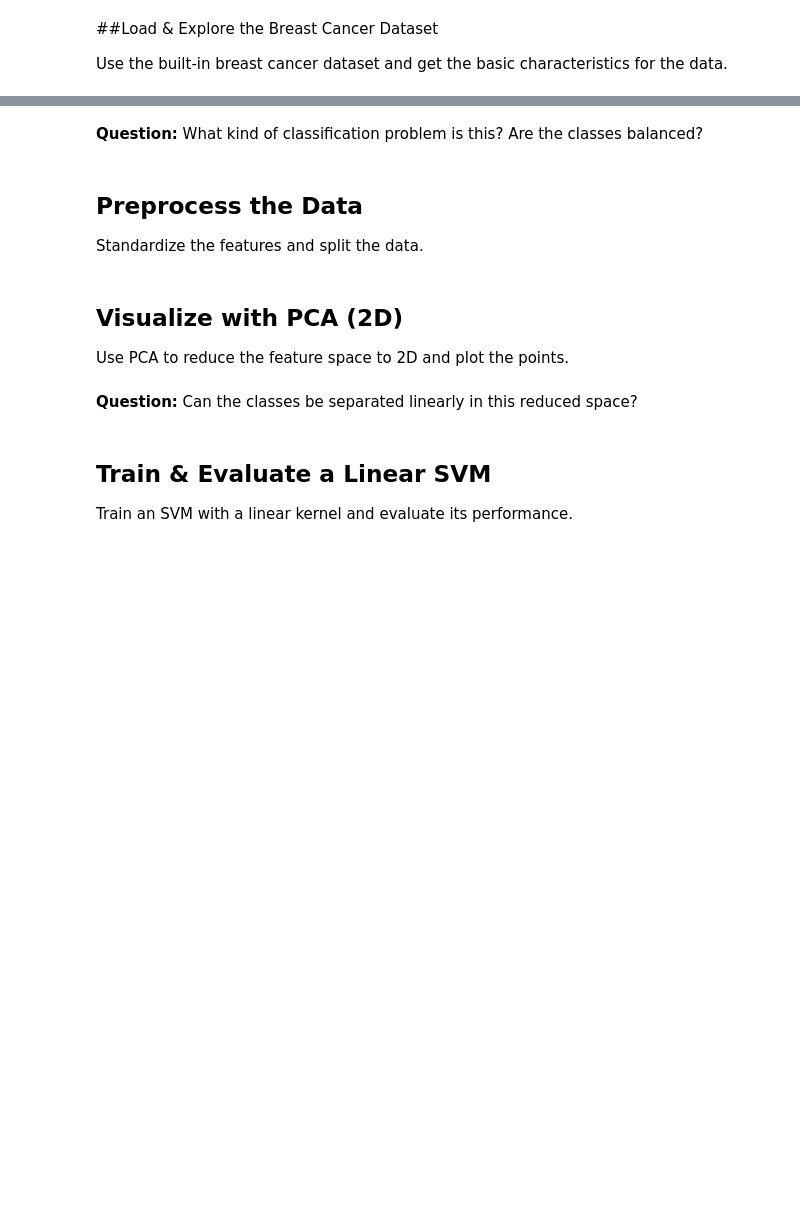
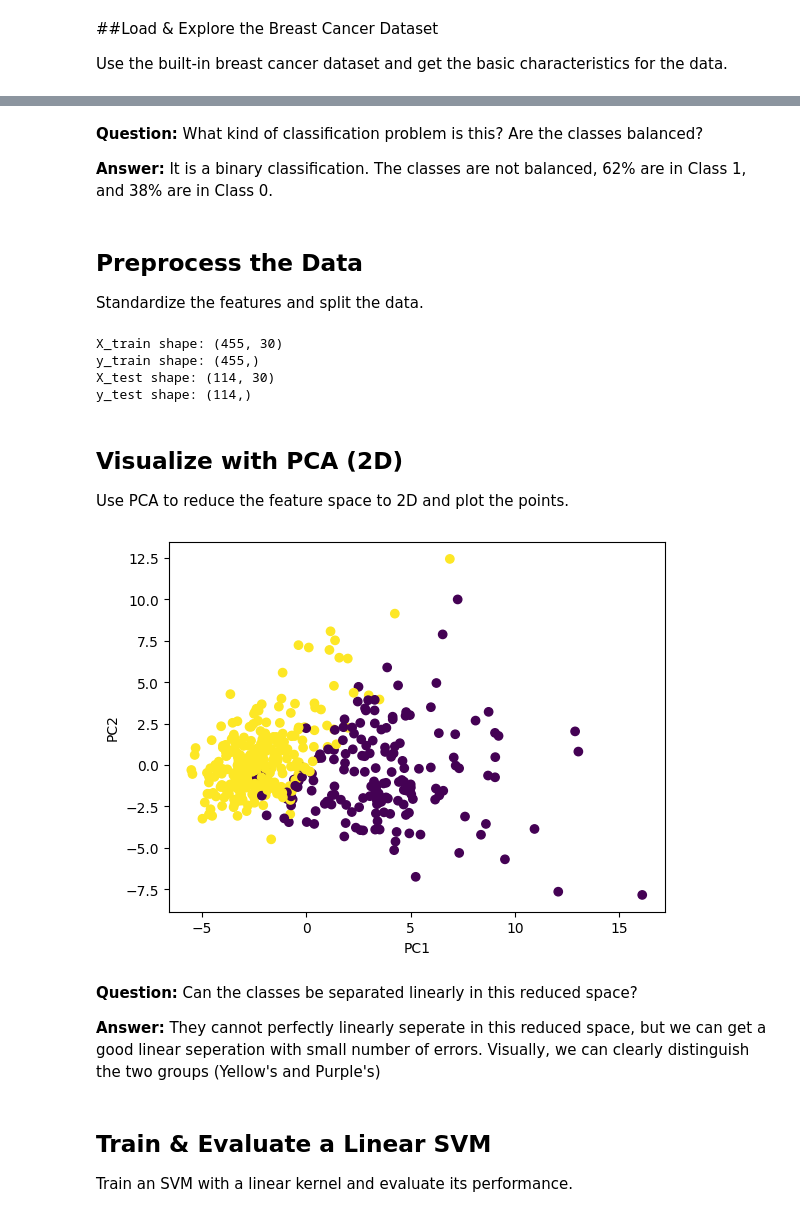
Before and after one commit to nicktz4/CSD, a Jupyter notebook: 485[2025]_HW5.ipynb, the cells around one changed output, grey strips where cells are left out. Cells and saved outputs as stored; diff of their text form; code cells hidden in the pictures; blank space fills up the shorter version.

```diff
--- a/485[2025]_HW5.ipynb
+++ b/485[2025]_HW5.ipynb
@@ -24,14 +32,49 @@ data = load_breast_cancer()
 # %% [markdown]
 **Question:** What kind of classification problem is this? Are the classes balanced?
+
+**Answer:** It is a binary classification. The classes are not balanced, 62% are in Class 1, and 38% are in Class 0.
 # %% [markdown]
 ## Preprocess the Data
 Standardize the features and split the data.
+# %%
+X=data.data
+y=data.target
+
+X_train, X_test, y_train, y_test = train_test_split(X, y, test_size=0.2, random_state=42)
+
+x_scaler = StandardScaler()
+X_train = x_scaler.fit_transform(X_train)
+X_test = x_scaler.transform(X_test)
+
+print("X_train shape:", X_train.shape)
+print("y_train shape:", y_train.shape)
+print("X_test shape:", X_test.shape)
+print("y_test shape:", y_test.shape)
+# %% [output]
+X_train shape: (455, 30)
+y_train shape: (455,)
+X_test shape: (114, 30)
+y_test shape: (114,)
 # %% [markdown]
 ## Visualize with PCA (2D)
 
 Use PCA to reduce the feature space to 2D and plot the points.
-# %% [markdown]
-**Question:** Can the classes be separated linearly in this reduced space?
+# %%
+pca = PCA(n_components=2)
+X_train_pca = pca.fit_transform(X_train)
+X_test_pca = pca.transform(X_test)
+
+fig,ax = plt.subplots(1,1)
+ax.scatter(X_train_pca[:,0],X_train_pca[:,1],c=y_train)
+ax.set_xlabel('PC1')
+ax.set_ylabel('PC2')
+plt.show()
+# %% [output]
+[figure, added]
+# %% [markdown]
+**Question:** Can the classes be separated linearly in this reduced space?
+
+**Answer:** They cannot perfectly linearly seperate in this reduced space, but we can get a good linear seperation with small number of errors. Visually, we can clearly distinguish the two groups (Yellow's and Purple's)
 # %% [markdown]
 ## Train & Evaluate a Linear SVM
 
```
Also changed, not shown: parts of 10 cells of this notebook.
